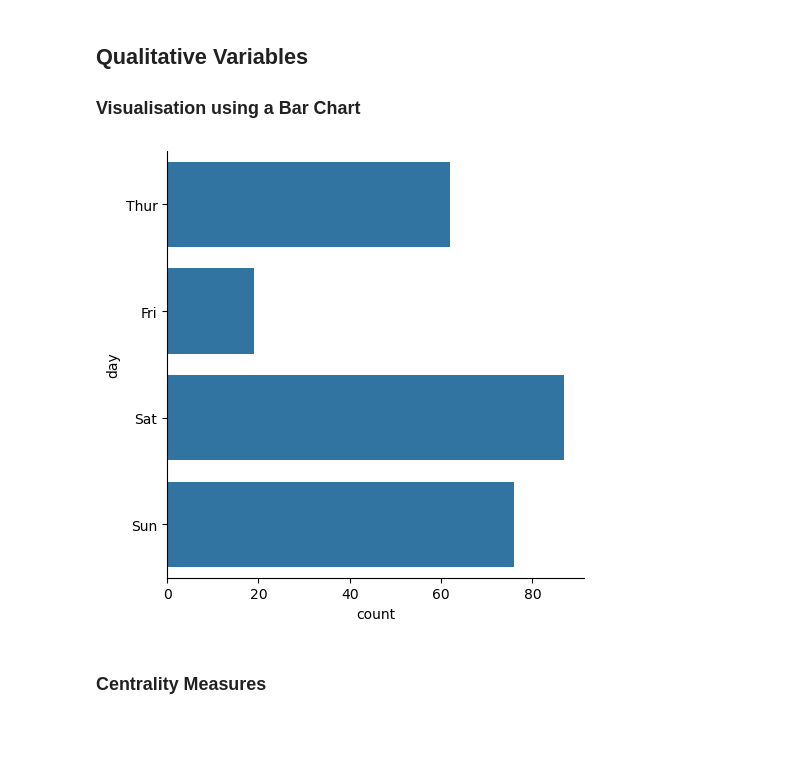
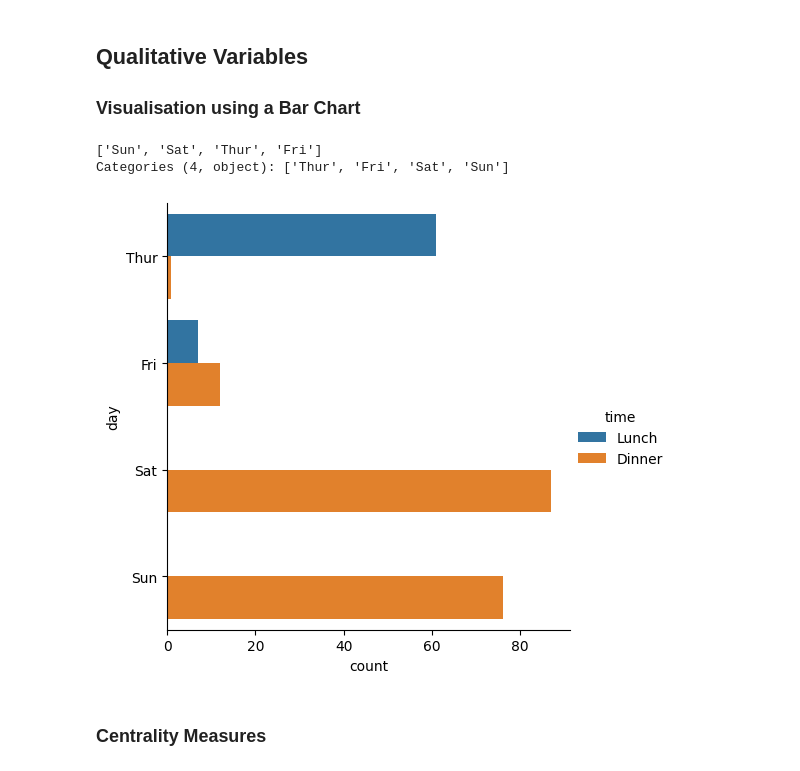
Before and after one commit to Vincent-Gielen/dsai-ex, a Jupyter notebook: 2-analysis-1-var/2.01-univariate-analysis.ipynb, the cells around one changed output. Drawn from its saved outputs; the diff is of its cells as text; code cells hidden in the pictures; blank space fills up the shorter version.

```diff
--- a/2-analysis-1-var/2.01-univariate-analysis.ipynb
+++ b/2-analysis-1-var/2.01-univariate-analysis.ipynb
@@ -31,11 +52,16 @@ tips.head()
 ## Qualitative Variables
 
 ### Visualisation using a Bar Chart
+# %%
+tips.day.unique()
+# %% [output]
+['Sun', 'Sat', 'Thur', 'Fri']
+Categories (4, object): ['Thur', 'Fri', 'Sat', 'Sun']
 # %%
 # Bar chart in Seaborn: catplot() with 'kind = "count"''
-sns.catplot(data=tips, kind='count', y='day');
+sns.catplot(data=tips, kind='count', y='day', hue='time');
 # %% [output]
-[figure, old version]
+[figure, new version]
 # %% [markdown]
 ### Centrality Measures
 # %%
```
Also changed, not shown: parts of 8 cells of this notebook, 3 other files.
